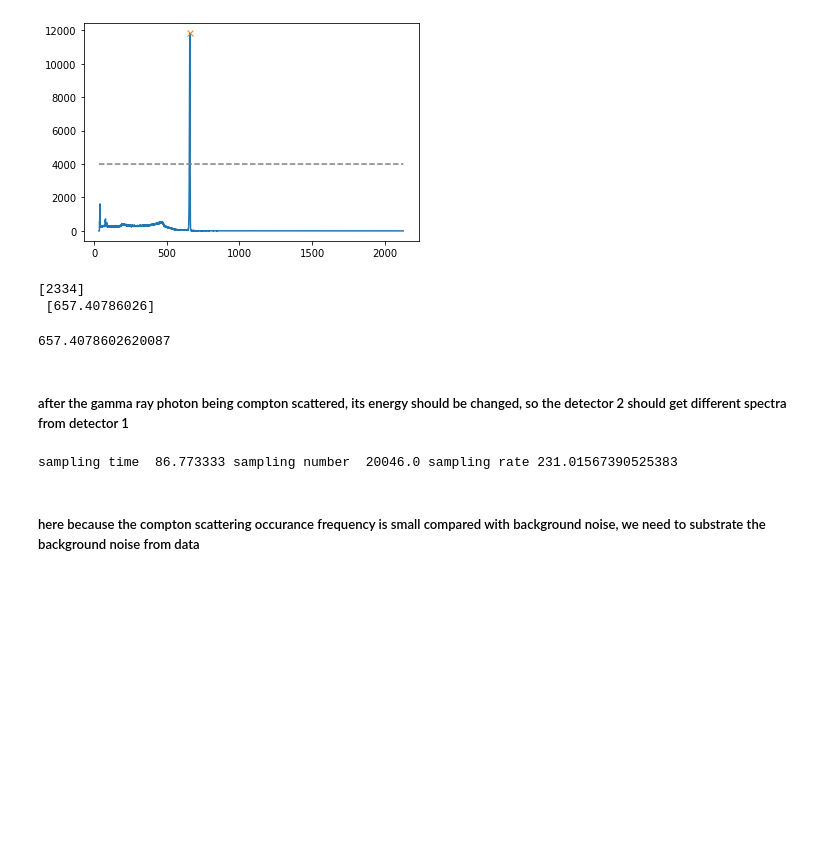
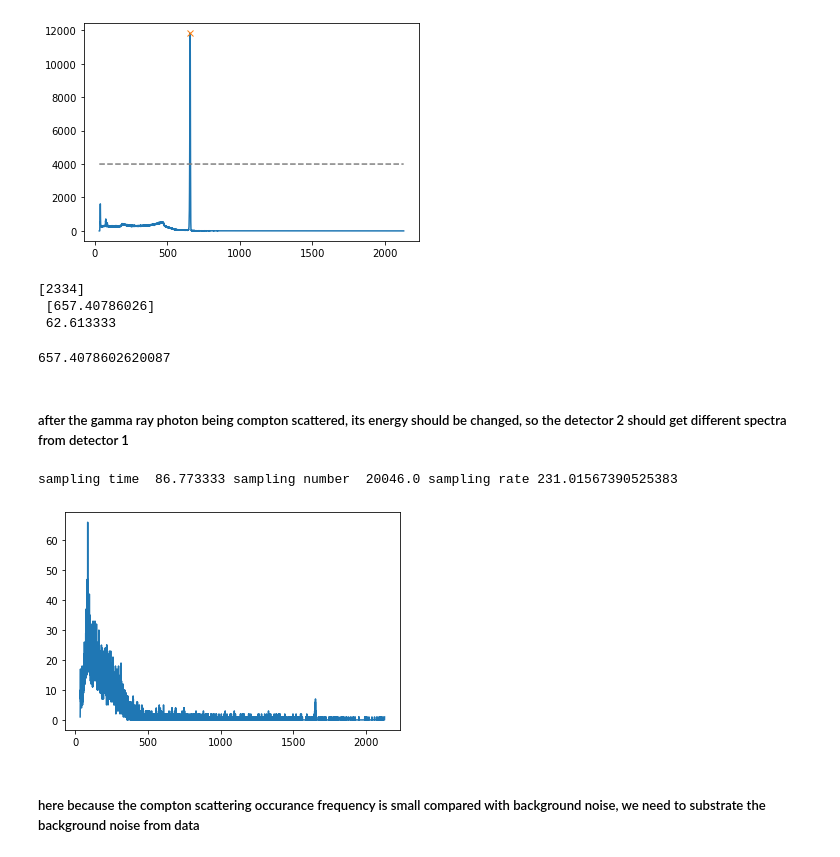
Before and after one commit to masen666666/hello-world, a Jupyter notebook: 6711 lab3 compton scattering/6711 Lab 3.ipynb, the cells around one changed output. Drawn from its saved outputs; the diff is of its cells as text; code cells hidden in the pictures; blank space fills up the shorter version.

```diff
--- a/6711 lab3 compton scattering/6711 Lab 3.ipynb
+++ b/6711 lab3 compton scattering/6711 Lab 3.ipynb
@@ -129,30 +129,32 @@ plt.show()
 [figure]
 # %%
 # print(peaks,"\n",x3[peaks],"\n",y3[peaks[1]-20:peaks[1]+20])
-print(peaks,"\n",x3[peaks])
+print(peaks,"\n",x3[peaks],"\n",real_time3)
 Ein=x3[peaks]
 Ein_137Cs=Ein[0]
 Ein_137Cs
 # %% [output]
 [2334]
  [657.40786026]
+ 62.613333
 657.4078602620087
 # %% [markdown]
 ##### after the gamma ray photon being compton scattered, its energy should be changed, so the detector 2 should get different spectra from detector 1
 # %%
 s5 = mca.Mca("ENERGY_SPECTRUM_D2_P1.MCA")
 x5,y5 = s5.get_points(calibration_method="interpolation")
 
 # Get some data from the file
 real_time5 = float(s5.get_variable("REAL_TIME"))
 samp_num5=sum(y5)
 samp_rat5=samp_num5/real_time5
 print("sampling time ",real_time5,"sampling number ",samp_num5,"sampling rate",samp_rat5)
 
 
-# s5.plot()
+s5.plot()
 # %% [output]
 sampling time  86.773333 sampling number  20046.0 sampling rate 231.01567390525383
+[figure, added]
 # %% [markdown]
 ##### here because the compton scattering occurance frequency is small compared with background noise, we need to substrate the background noise from data
 # %%
```
Also changed, not shown: parts of 25 cells of this notebook, 1 other file.
